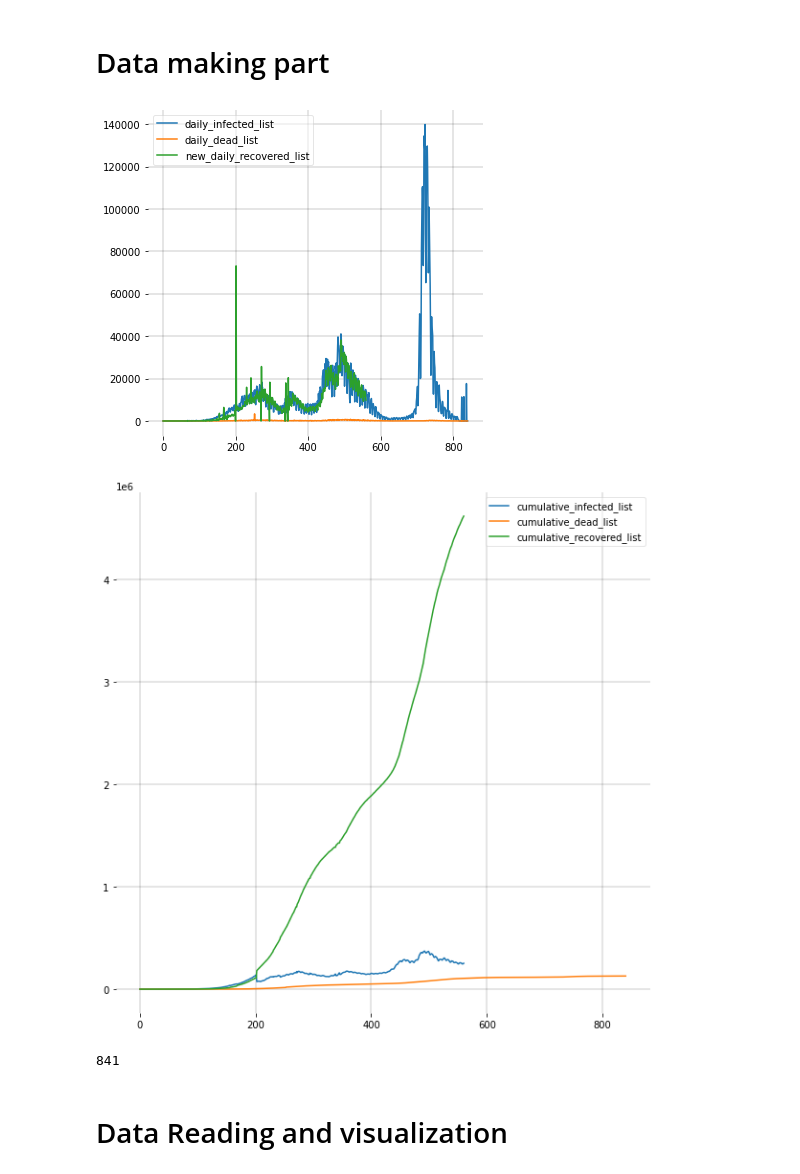
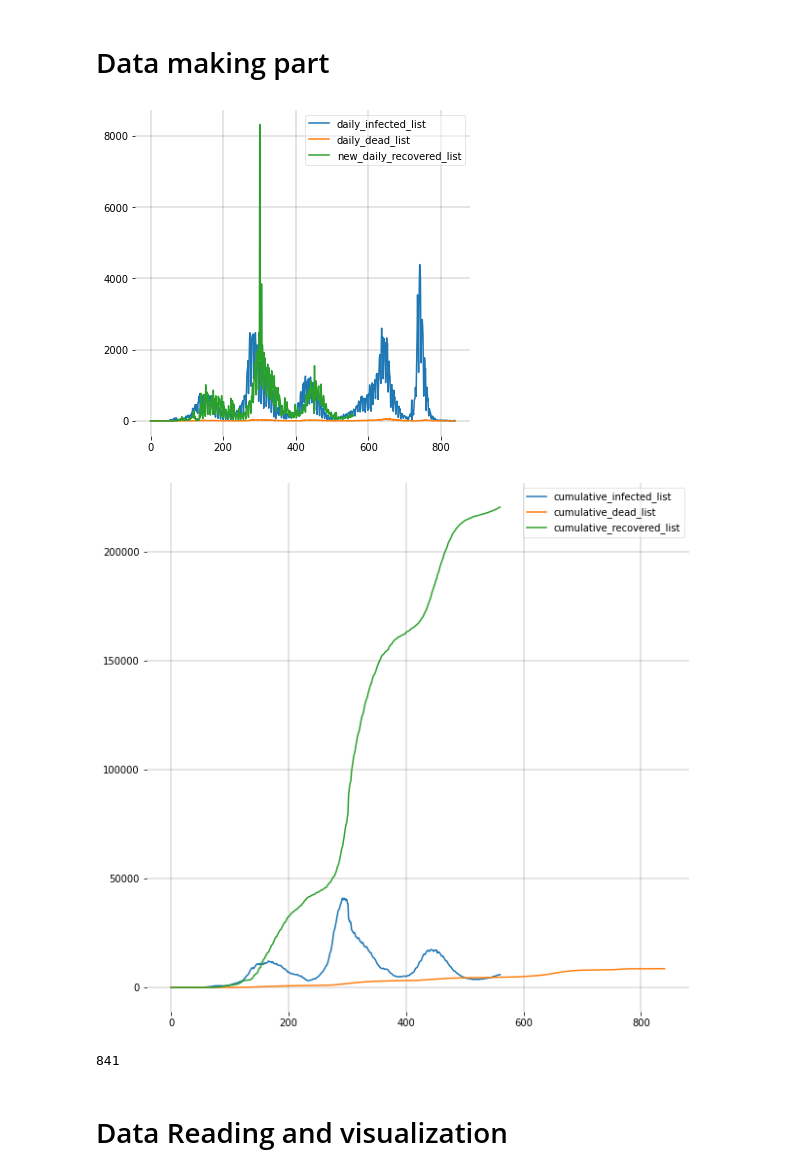
Before and after one commit to jhgoblue/covid-19-pbl, a Jupyter notebook: dinn-sird-baseline.ipynb, the cells around one changed output. Saved outputs shown, nothing was run; the diff lists cells and outputs as text; code cells hidden in the pictures.

```diff
--- a/dinn-sird-baseline.ipynb
+++ b/dinn-sird-baseline.ipynb
@@ -55,7 +55,7 @@ for file_name in sorted_fnames:
     confirmed = 0
     recovered = 0
     for key,row in df.iterrows():
-        if key == 'Argentina':
+        if key == 'Armenia':
             deaths = deaths + row['Deaths']
             confirmed = confirmed + row['Confirmed']
             recovered = recovered + row['Recovered']
@@ -97,34 +97,34 @@ for spine in ('top', 'right', 'bottom', 'left'):
     ax.spines[spine].set_visible(False)
 plt.show();
 # %% [output]
-[figure, old version]
+[figure, new version]
 # %%
 # Making the SIDR list
-N = 99337
+N = 2963900
 cumulative_susceptible_list = []
 for i in range(len(cumulative_recovered_list)):
     cumulative_infected_list[i]=(cumulative_infected_list[i] - cumulative_recovered_list[i]- cumulative_dead_list[i])
     cumulative_susceptible_list.append(N - cumulative_recovered_list[i] - cumulative_infected_list[i] - cumulative_dead_list[i])
 
 fig = plt.figure(figsize=(10,10))
 
 ax = fig.add_subplot(111, facecolor='#dddddd', axisbelow=True)
 ax.set_facecolor('xkcd:white')
 
 # plt.plot(cumulative_susceptible_list[:310], label = 'cumulative_susceptible_list')
 plt.plot(cumulative_infected_list, label = 'cumulative_infected_list')
 plt.plot(cumulative_dead_list, label = 'cumulative_dead_list')
 plt.plot(cumulative_recovered_list, label = 'cumulative_recovered_list')
 
 ax.grid(b=True, which='major', c='black', lw=0.2, ls='-')
 legend = ax.legend()
 legend.get_frame().set_alpha(0.5)
 for spine in ('top', 'right', 'bottom', 'left'):
     ax.spines[spine].set_visible(False)
 plt.show();
 print(len(cumulative_susceptible_list))
 # %% [output]
-[figure, old version]
+[figure, new version]
 841
 # %%
 #save as csv files
```
Also changed, not shown: parts of 8 cells of this notebook.
